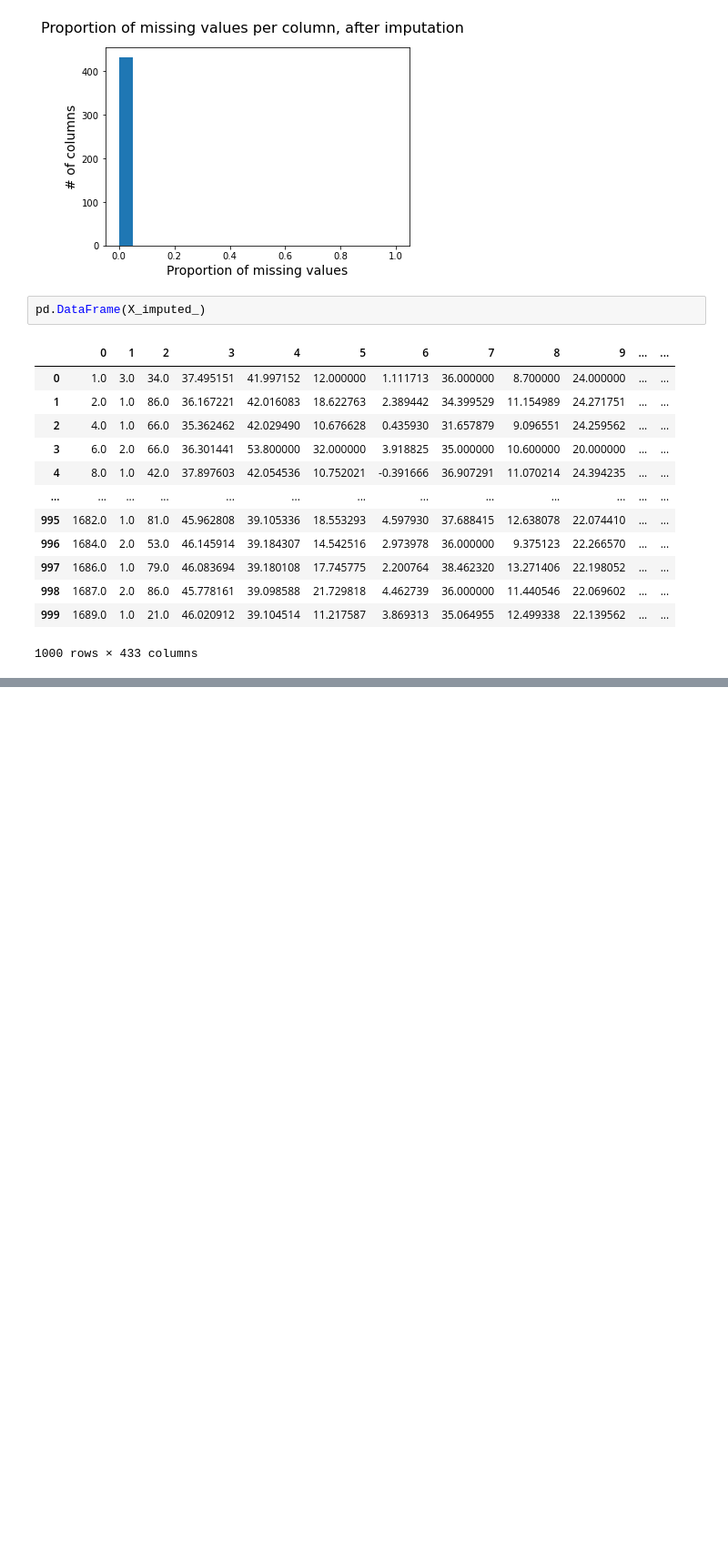
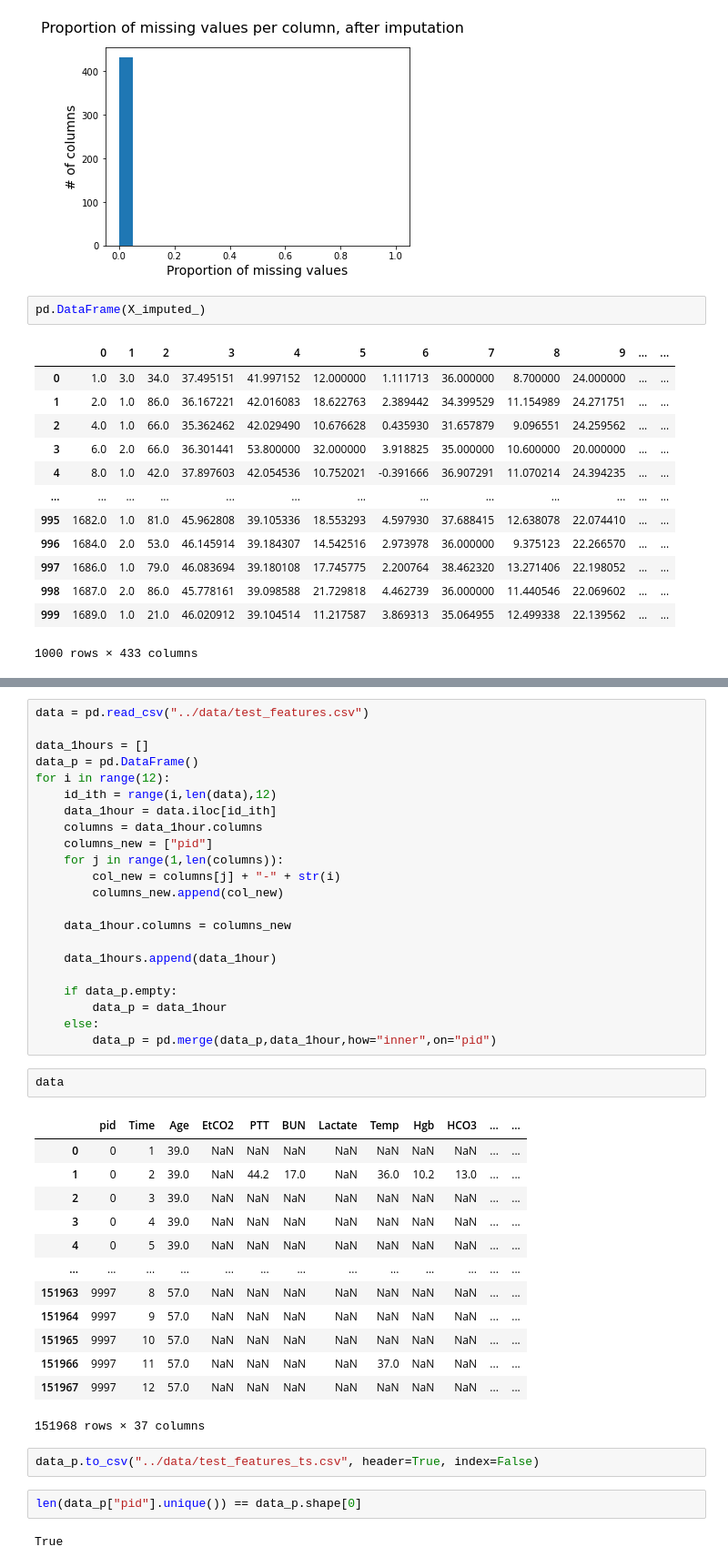
Before and after one commit to simondanielsson/intro-ml, a Jupyter notebook: task2/exploration/exploration_simon.ipynb, the cells around one changed output, grey strips where cells are left out. Shown: that part at 91% size. Drawn from its saved outputs; the diff is of its cells as text; blank space fills up the shorter version.

Commit message:
first implementation of subtask1: to be generalized to all subtasks. Imputed datasets have been created (without data leakage from test/validation set).

```diff
--- a/task2/exploration/exploration_simon.ipynb
+++ b/task2/exploration/exploration_simon.ipynb
@@ -242,0 +316,44 @@ pd.DataFrame(X_imputed_)
+# %%
+data = pd.read_csv("../data/test_features.csv")
+
+data_1hours = []
+data_p = pd.DataFrame()
+for i in range(12):
+    id_ith = range(i,len(data),12)
+    data_1hour = data.iloc[id_ith]
+    columns = data_1hour.columns
+    columns_new = ["pid"]
+    for j in range(1,len(columns)):
+        col_new = columns[j] + "-" + str(i)
+        columns_new.append(col_new)
+
+    data_1hour.columns = columns_new
+
+    data_1hours.append(data_1hour)
+
+    if data_p.empty:
+        data_p = data_1hour
+    else:
+        data_p = pd.merge(data_p,data_1hour,how="inner",on="pid")
+# %%
+data
+# %% [output]
+|  | pid | Time | Age | EtCO2 | PTT | BUN | Lactate | Temp | Hgb | HCO3 | ... | ... |
+| 0 | 0 | 1 | 39.0 | NaN | NaN | NaN | NaN | NaN | NaN | NaN | ... | ... |
+| 1 | 0 | 2 | 39.0 | NaN | 44.2 | 17.0 | NaN | 36.0 | 10.2 | 13.0 | ... | ... |
+| 2 | 0 | 3 | 39.0 | NaN | NaN | NaN | NaN | NaN | NaN | NaN | ... | ... |
+| 3 | 0 | 4 | 39.0 | NaN | NaN | NaN | NaN | NaN | NaN | NaN | ... | ... |
+| 4 | 0 | 5 | 39.0 | NaN | NaN | NaN | NaN | NaN | NaN | NaN | ... | ... |
+| ... | ... | ... | ... | ... | ... | ... | ... | ... | ... | ... | ... | ... |
+| 151963 | 9997 | 8 | 57.0 | NaN | NaN | NaN | NaN | NaN | NaN | NaN | ... | ... |
+| 151964 | 9997 | 9 | 57.0 | NaN | NaN | NaN | NaN | NaN | NaN | NaN | ... | ... |
+| 151965 | 9997 | 10 | 57.0 | NaN | NaN | NaN | NaN | NaN | NaN | NaN | ... | ... |
+| 151966 | 9997 | 11 | 57.0 | NaN | NaN | NaN | NaN | 37.0 | NaN | NaN | ... | ... |
+| 151967 | 9997 | 12 | 57.0 | NaN | NaN | NaN | NaN | NaN | NaN | NaN | ... | ... |
+151968 rows × 37 columns
+# %%
+data_p.to_csv("../data/test_features_ts.csv", header=True, index=False)
+# %%
+len(data_p["pid"].unique()) == data_p.shape[0]
+# %% [output]
+True
```
Also changed, not shown: parts of 13 cells of this notebook, 17 other files.
